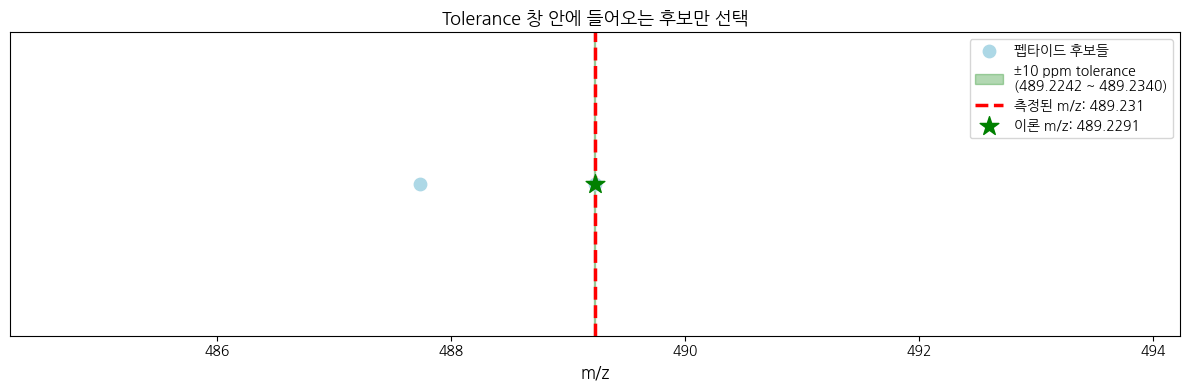
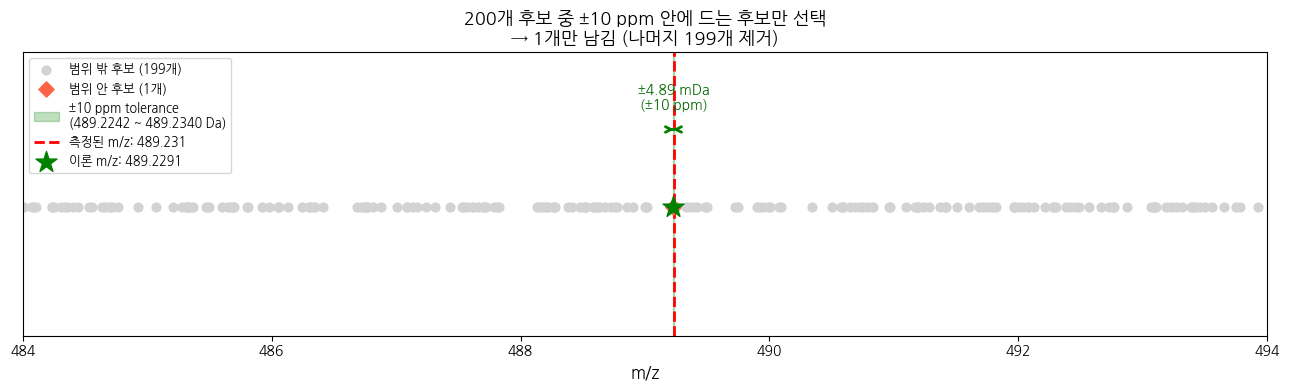
The change to this notebook cell's code, shown as a diff; its figure went from the first image to the second:
--- before
+++ after
@@ -1,38 +1,57 @@
 # ======================================
-# 📊 Tolerance 범위 시각화
-# 왜 정밀한 질량 측정이 중요한지 보여줍니다
+# 📊 Tolerance 창 시각화
+# 수많은 펩타이드 후보 중 질량이 비슷한 것만 걸러내는 과정
 # ======================================
 
-theoretical = closest_mz
-measured = measured_query
+np.random.seed(7)
 
-fig, ax = plt.subplots(figsize=(12, 4))
+# 가상의 펩타이드 DB: 400~600 Da 사이 후보 200개
+all_candidates = np.sort(np.random.uniform(484, 494, 200))
 
-# 전체 펩타이드 이론 m/z를 점으로 표시
-all_mz = df_peptides['Theoretical_mz(+2)'].values
-ax.scatter(all_mz, [1]*len(all_mz), color='lightblue', s=80, zorder=2, label='펩타이드 후보들')
+# 측정된 m/z와 정답 이론값
+theoretical = 489.2291
+measured    = 489.2310  # 약 3.9 ppm 오차
+tol_ppm     = 10
+tol_da      = theoretical * tol_ppm / 1_000_000
 
-# tolerance 범위 표시 (10 ppm)
-tol_range = theoretical * 10 / 1_000_000
-ax.axvspan(theoretical - tol_range, theoretical + tol_range,
-           alpha=0.3, color='green', label=f'±10 ppm tolerance\n({theoretical - tol_range:.4f} ~ {theoretical + tol_range:.4f})')
+# tolerance 안/밖 분류
+inside  = all_candidates[np.abs(all_candidates - theoretical) <= tol_da]
+outside = all_candidates[np.abs(all_candidates - theoretical) >  tol_da]
 
-# 측정값 표시
-ax.axvline(measured, color='red', linewidth=2.5, linestyle='--', label=f'측정된 m/z: {measured}')
+fig, ax = plt.subplots(figsize=(13, 4))
 
-# 매칭된 이론값 표시
-ax.scatter([theoretical], [1], color='green', s=200, zorder=5,
-           marker='*', label=f'이론 m/z: {theoretical}')
+# 후보 전체: 밖은 회색, 안은 빨간색
+ax.scatter(outside, np.ones(len(outside)) * 1, color='lightgray', s=40, zorder=2, label=f'범위 밖 후보 ({len(outside)}개)')
+ax.scatter(inside,  np.ones(len(inside))  * 1, color='tomato',    s=60, zorder=3, label=f'범위 안 후보 ({len(inside)}개)', marker='D')
 
-ax.set_xlim(measured - 5, measured + 5)
-ax.set_ylim(0.5, 1.5)
+# tolerance 범위 (초록 음영)
+ax.axvspan(theoretical - tol_da, theoretical + tol_da,
+           alpha=0.25, color='green',
+           label=f'±{tol_ppm} ppm tolerance\n({theoretical-tol_da:.4f} ~ {theoretical+tol_da:.4f} Da)')
+
+# 측정값 (빨간 점선)
+ax.axvline(measured, color='red', linewidth=2, linestyle='--', label=f'측정된 m/z: {measured}')
+
+# 이론값 (초록 별)
+ax.scatter([theoretical], [1], color='green', s=250, zorder=5, marker='*', label=f'이론 m/z: {theoretical}')
+
+# 범위 크기 화살표
+ax.annotate('', xy=(theoretical + tol_da, 1.3), xytext=(theoretical - tol_da, 1.3),
+            arrowprops=dict(arrowstyle='<->', color='green', lw=2))
+ax.text(theoretical, 1.38,
+        f'±{tol_da*1000:.2f} mDa\n(±{tol_ppm} ppm)',
+        ha='center', fontsize=10, color='darkgreen', fontweight='bold')
+
+ax.set_xlim(484, 494)
+ax.set_ylim(0.5, 1.6)
 ax.set_yticks([])
 ax.set_xlabel('m/z', fontsize=12)
-ax.set_title('Tolerance 창 안에 들어오는 후보만 선택', fontsize=13)
-ax.legend(loc='upper right', fontsize=10)
+ax.set_title(f'200개 후보 중 ±{tol_ppm} ppm 안에 드는 후보만 선택\n→ {len(inside)}개만 남김 (나머지 {len(outside)}개 제거)', fontsize=13)
+ax.legend(loc='upper left', fontsize=9)
 
 plt.tight_layout()
 plt.show()
 
-print(f"▶ 10 ppm tolerance = ±{tol_range*1000:.4f} mDa (극히 작은 오차!)")
-print(f"▶ 이 덕분에 수만 개 후보 중 소수만 남길 수 있습니다")
+print(f'▶ 전체 후보: {len(all_candidates)}개')
+print(f'▶ tolerance 적용 후: {len(inside)}개 → 계산량이 {len(all_candidates)//max(len(inside),1)}배 줄었습니다!')
+print(f'▶ ±{tol_ppm} ppm = ±{tol_da*1000:.3f} mDa (머리카락 굵기의 1/10000 수준의 정밀도!)')

Commit: 시각화 개선: isotope envelope, tolerance 창, charge state x축 고정